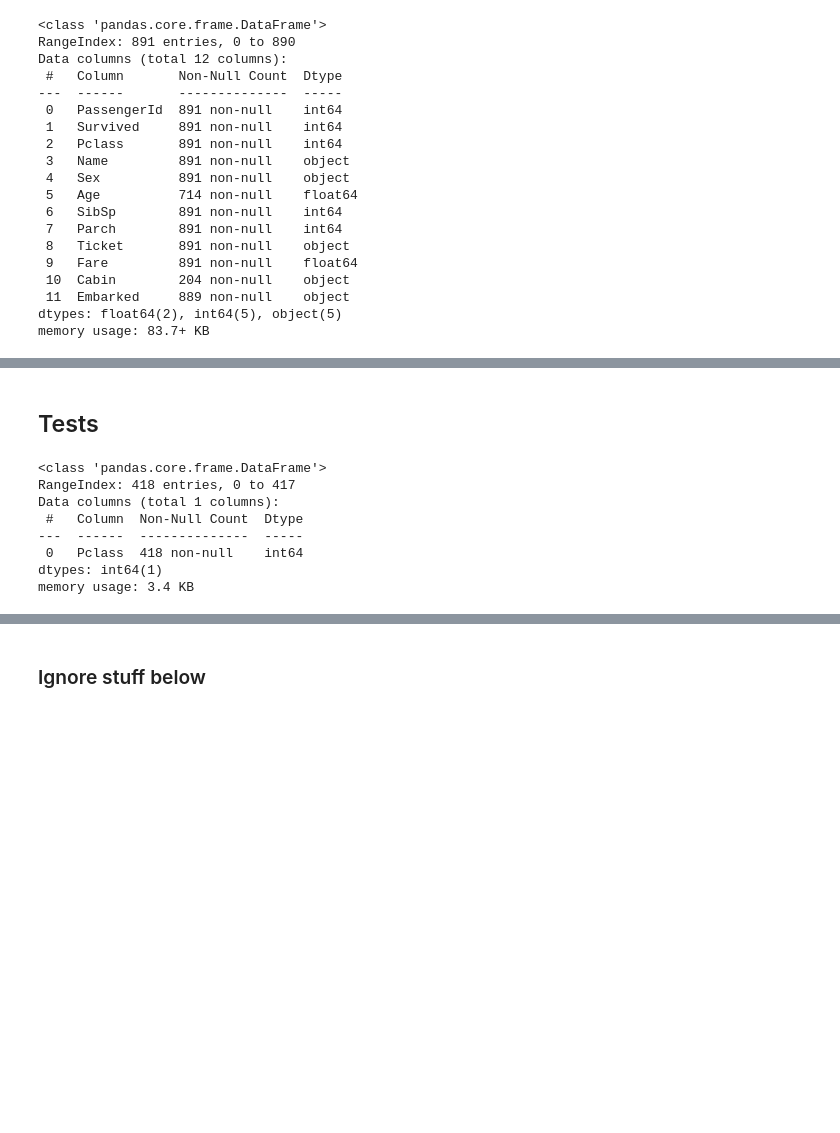
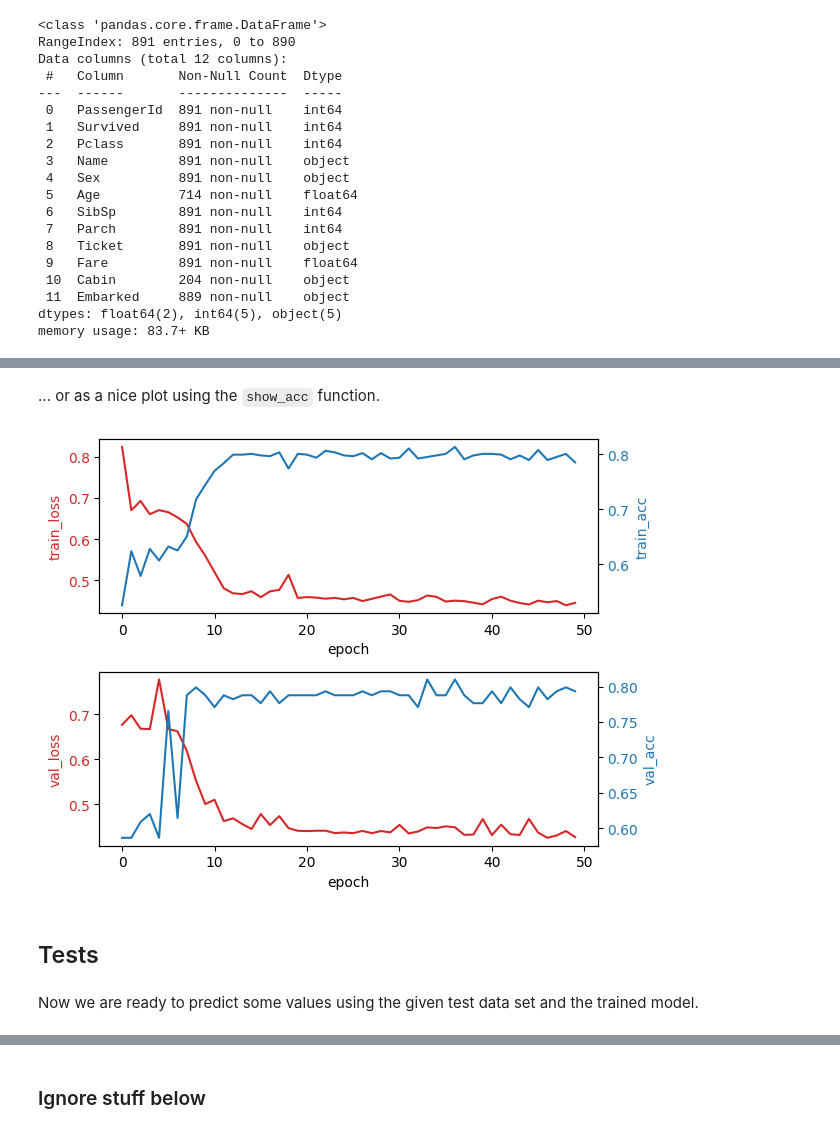
Before and after one commit to Smokey95/AIN_AI, a Jupyter notebook: 04_Aufgabe/titanic_neuronal/titanic_neuronal_network.ipynb, the cells around one changed output, grey strips where cells are left out. Drawn from its saved outputs; the diff is of its cells as text; code cells hidden in the pictures; blank space fills up the shorter version.

```diff
--- a/04_Aufgabe/titanic_neuronal/titanic_neuronal_network.ipynb
+++ b/04_Aufgabe/titanic_neuronal/titanic_neuronal_network.ipynb
@@ -125,0 +157,5 @@ X_train
+# %%
+X_train = np.asarray(X_train).astype('float32')
+X_val = np.asarray(X_val).astype('float32')
+y_train = np.asarray(y_train).astype('float32')
+y_val = np.asarray(y_val).astype('float32')
@@ -126,5 +200,2 @@ X_train
 # %%
 model = Sequential()
-# %%
-from tensorflow.keras import layers#
-model.add(layers.InputLayer(input_shape=(1,)))
@@ -131,17 +208,14 @@ model.add(layers.InputLayer(input_shape=(1,)))
 # %%
+model.add(Dense(125, activation='sigmoid', batch_input_shape=(None, 4), name="Layer_1")) #We have 4 input features
+model.add(Dense(500, activation='sigmoid', name="Layer_2"))
+model.add(Dense(750, activation='sigmoid', name="Layer_3"))
+model.add(Dense(1, activation='sigmoid', name="Layer_4"))
 
-#model.add(Dense(1, activation='sigmoid', batch_input_shape=(None, 4))) #We have 4 input features
-model.add(Dense(10, activation='sigmoid', batch_input_shape=(1,)))
-model.add(BatchNormalization())
-model.add(Dropout(0.2))
-model.add(Dense(1024, activation='sigmoid'))
-model.add(BatchNormalization())
-model.add(Dropout(0.2))
-model.add(Dense(1, activation='softmax'))
+# Ask lecturer why this is not possible???
+#model.add(Dense(1, activation="softmax", name="Layer_5"))
 
 opt = tf.keras.optimizers.Adam(learning_rate=1e-3)
 
-# Compile the model
 model.compile(loss=tf.keras.losses.BinaryCrossentropy(),
               optimizer=opt,
               metrics=['accuracy'])
@@ -169,6 +245,6 @@ _________________________________________________________________
 #history = model.fit(x, y, epochs=100, batch_size=32, validation_split=0.2, verbose=0)
 history = model.fit(X_train, y_train,
                     validation_data=(X_val, y_val),
-                    epochs=100,
+                    epochs=50,
                     batch_size=32)
 # %% [output]
@@ -197,16 +275,12 @@ model.evaluate(X_val, y_val)
+# %% [markdown]
+... or as a nice plot using the `show_acc` function.
+# %%
+show_acc.plot(history)
+# %% [output]
+[figure, added]
 # %% [markdown]
 ## Tests
+# %% [markdown]
+Now we are ready to predict some values using the given test data set and the trained model.
 # %%
 test_data = pd.read_csv("data/test.csv")
-# %%
-test_data.drop(['Name', 'Ticket', 'PassengerId', 'Cabin', 'Sex', 'Age', 'SibSp', 'Parch', 'Fare', 'Embarked'], axis=1, inplace=True)
-test_data.info()
-# %% [output]
-<class 'pandas.core.frame.DataFrame'>
-RangeIndex: 418 entries, 0 to 417
-Data columns (total 1 columns):
- #   Column  Non-Null Count  Dtype
----  ------  --------------  -----
- 0   Pclass  418 non-null    int64
-dtypes: int64(1)
-memory usage: 3.4 KB
```
Also changed, not shown: parts of 41 cells of this notebook, 2 other files.
